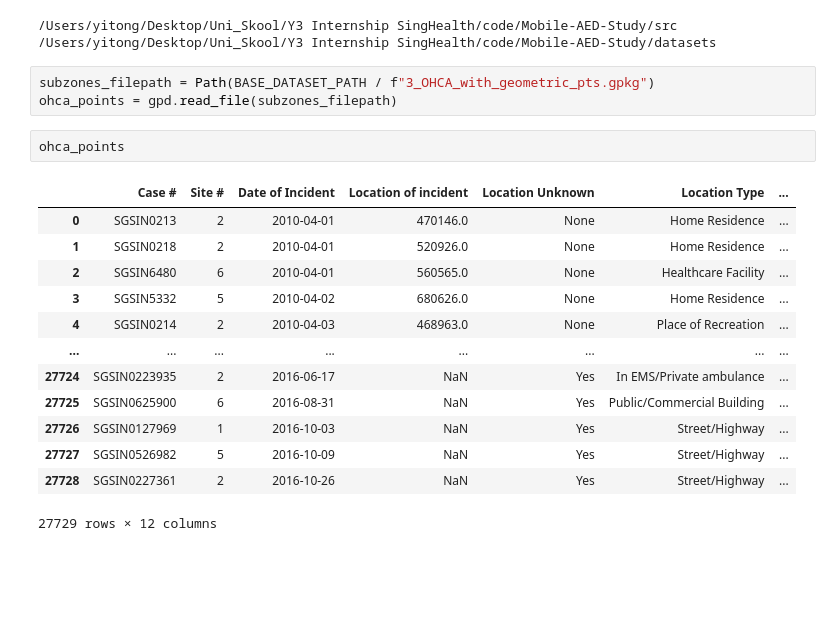
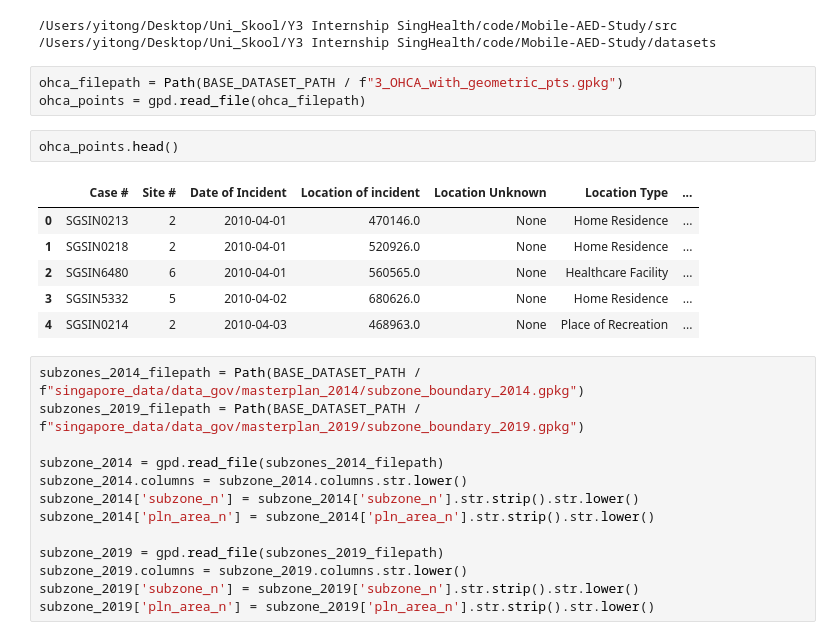
Before and after one commit to axellee1994/AED-OHCA, a Jupyter notebook: src/scripts/logistic_regression_step/map_ohca_counts_to_subzone.ipynb, the cells around one changed output. Drawn from its saved outputs; the diff is of its cells as text; blank space fills up the shorter version.

```diff
--- a/src/scripts/logistic_regression_step/map_ohca_counts_to_subzone.ipynb
+++ b/src/scripts/logistic_regression_step/map_ohca_counts_to_subzone.ipynb
@@ -16,21 +16,27 @@ print(BASE_DATASET_PATH)
 /Users/yitong/Desktop/Uni_Skool/Y3 Internship SingHealth/code/Mobile-AED-Study/src
 /Users/yitong/Desktop/Uni_Skool/Y3 Internship SingHealth/code/Mobile-AED-Study/datasets
 # %%
-subzones_filepath = Path(BASE_DATASET_PATH / f"3_OHCA_with_geometric_pts.gpkg")
-ohca_points = gpd.read_file(subzones_filepath)
+ohca_filepath = Path(BASE_DATASET_PATH / f"3_OHCA_with_geometric_pts.gpkg")
+ohca_points = gpd.read_file(ohca_filepath)
 # %%
-ohca_points
+ohca_points.head()
 # %% [output]
 |  | Case # | Site # | Date of Incident | Location of incident | Location Unknown | Location Type | ... |
 | 0 | SGSIN0213 | 2 | 2010-04-01 | 470146.0 | None | Home Residence | ... |
 | 1 | SGSIN0218 | 2 | 2010-04-01 | 520926.0 | None | Home Residence | ... |
 | 2 | SGSIN6480 | 6 | 2010-04-01 | 560565.0 | None | Healthcare Facility | ... |
 | 3 | SGSIN5332 | 5 | 2010-04-02 | 680626.0 | None | Home Residence | ... |
 | 4 | SGSIN0214 | 2 | 2010-04-03 | 468963.0 | None | Place of Recreation | ... |
-| ... | ... | ... | ... | ... | ... | ... | ... |
-| 27724 | SGSIN0223935 | 2 | 2016-06-17 | NaN | Yes | In EMS/Private ambulance | ... |
-| 27725 | SGSIN0625900 | 6 | 2016-08-31 | NaN | Yes | Public/Commercial Building | ... |
-| 27726 | SGSIN0127969 | 1 | 2016-10-03 | NaN | Yes | Street/Highway | ... |
-| 27727 | SGSIN0526982 | 5 | 2016-10-09 | NaN | Yes | Street/Highway | ... |
-| 27728 | SGSIN0227361 | 2 | 2016-10-26 | NaN | Yes | Street/Highway | ... |
-27729 rows × 12 columns
+# %%
+subzones_2014_filepath = Path(BASE_DATASET_PATH / f"singapore_data/data_gov/masterplan_2014/subzone_boundary_2014.gpkg")
+subzones_2019_filepath = Path(BASE_DATASET_PATH / f"singapore_data/data_gov/masterplan_2019/subzone_boundary_2019.gpkg")
+
+subzone_2014 = gpd.read_file(subzones_2014_filepath)
+subzone_2014.columns = subzone_2014.columns.str.lower()
+subzone_2014['subzone_n'] = subzone_2014['subzone_n'].str.strip().str.lower()
+subzone_2014['pln_area_n'] = subzone_2014['pln_area_n'].str.strip().str.lower()
+
+subzone_2019 = gpd.read_file(subzones_2019_filepath)
+subzone_2019.columns = subzone_2019.columns.str.lower()
+subzone_2019['subzone_n'] = subzone_2019['subzone_n'].str.strip().str.lower()
+subzone_2019['pln_area_n'] = subzone_2019['pln_area_n'].str.strip().str.lower()
```
Also changed, not shown: parts of 17 cells of this notebook, 27 other files.
